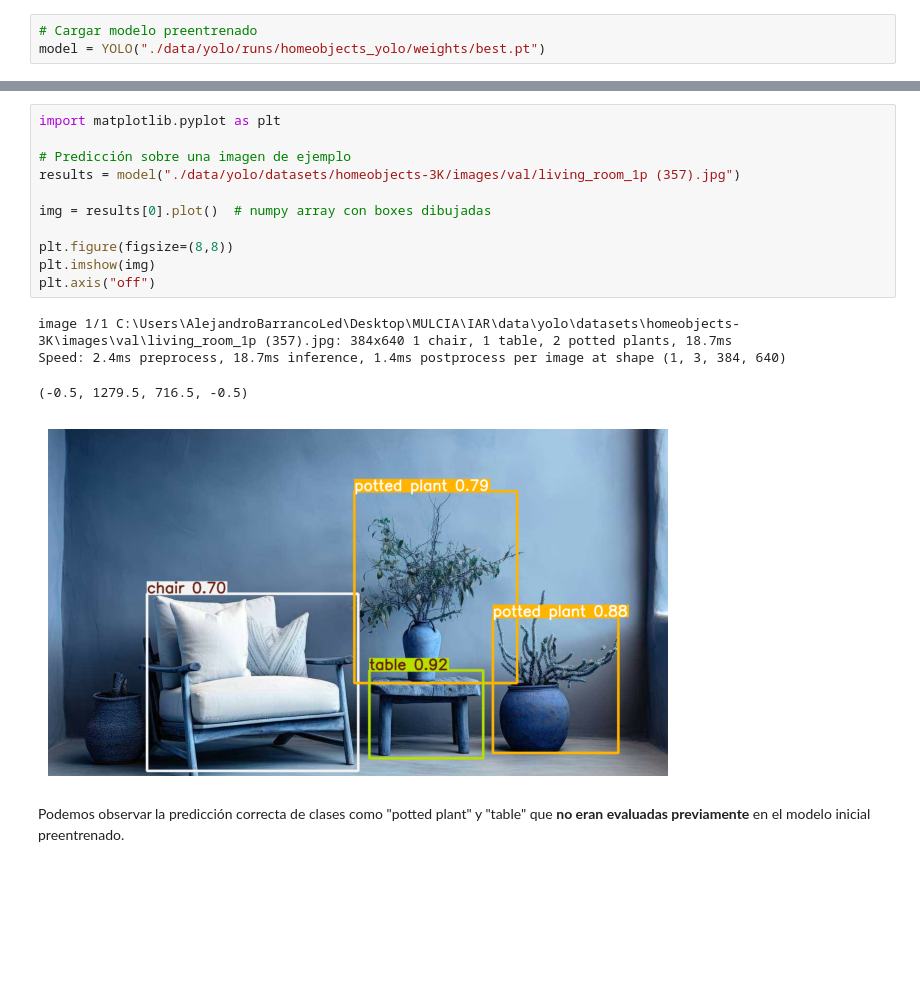
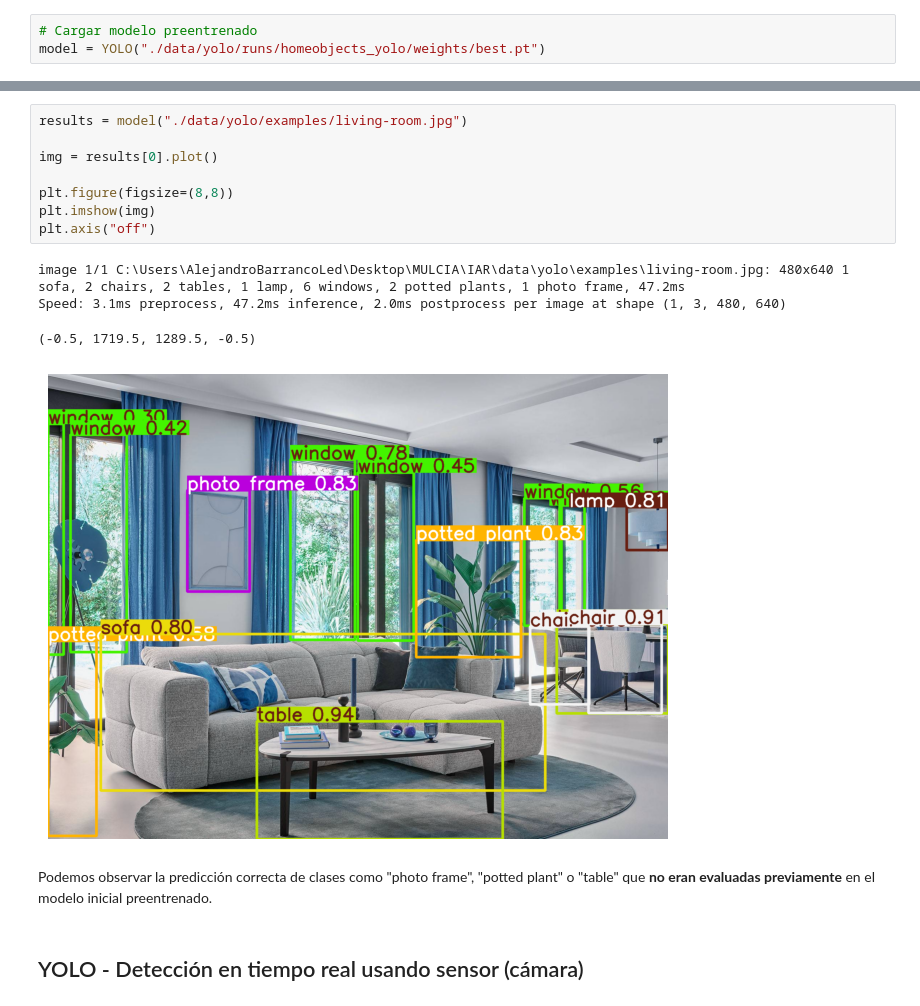
Before and after one commit to alebarrancoledesma/IAR_vision, a Jupyter notebook: IAR_vision.ipynb, the cells around one changed output, grey strips where cells are left out. Saved outputs shown, nothing was run; the diff lists cells and outputs as text; blank space fills up the shorter version.

Commit message:
fix: examples

```diff
--- a/IAR_vision.ipynb
+++ b/IAR_vision.ipynb
@@ -213,18 +226,17 @@ model = YOLO("./data/yolo/runs/homeobjects_yolo/weights/best.pt")
 # %%
-import matplotlib.pyplot as plt
+results = model("./data/yolo/examples/living-room.jpg")
 
-# Predicción sobre una imagen de ejemplo
-results = model("./data/yolo/datasets/homeobjects-3K/images/val/living_room_1p (357).jpg")
-
-img = results[0].plot()  # numpy array con boxes dibujadas
+img = results[0].plot()
 
 plt.figure(figsize=(8,8))
 plt.imshow(img)
 plt.axis("off")
 # %% [output]
-image 1/1 C:\Users\AlejandroBarrancoLed\Desktop\MULCIA\IAR\data\yolo\datasets\homeobjects-3K\images\val\living_room_1p (357).jpg: 384x640 1 chair, 1 table, 2 potted plants, 18.7ms
-Speed: 2.4ms preprocess, 18.7ms inference, 1.4ms postprocess per image at shape (1, 3, 384, 640)
+image 1/1 C:\Users\AlejandroBarrancoLed\Desktop\MULCIA\IAR\data\yolo\examples\living-room.jpg: 480x640 1 sofa, 2 chairs, 2 tables, 1 lamp, 6 windows, 2 potted plants, 1 photo frame, 47.2ms
+Speed: 3.1ms preprocess, 47.2ms inference, 2.0ms postprocess per image at shape (1, 3, 480, 640)
-(-0.5, 1279.5, 716.5, -0.5)
+(-0.5, 1719.5, 1289.5, -0.5)
-[figure, old version]
+[figure, new version]
 # %% [markdown]
-Podemos observar la predicción correcta de clases como "potted plant" y "table" que **no eran evaluadas previamente** en el modelo inicial preentrenado.
+Podemos observar la predicción correcta de clases como "photo frame", "potted plant" o "table" que **no eran evaluadas previamente** en el modelo inicial preentrenado.
+# %% [markdown]
+## YOLO - Detección en tiempo real usando sensor (cámara)
```
Also changed, not shown: parts of 4 cells of this notebook, 2 other files.
